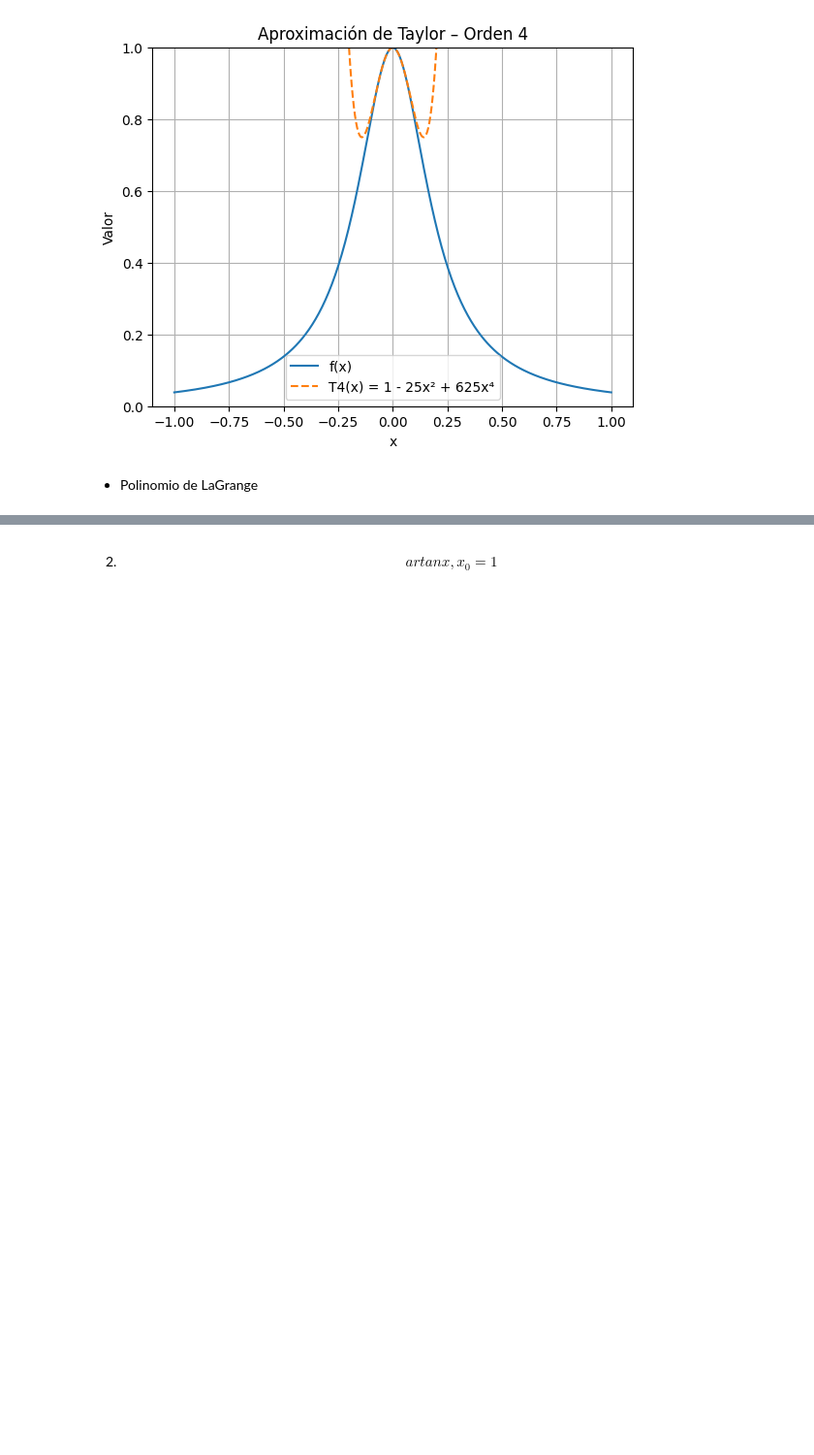
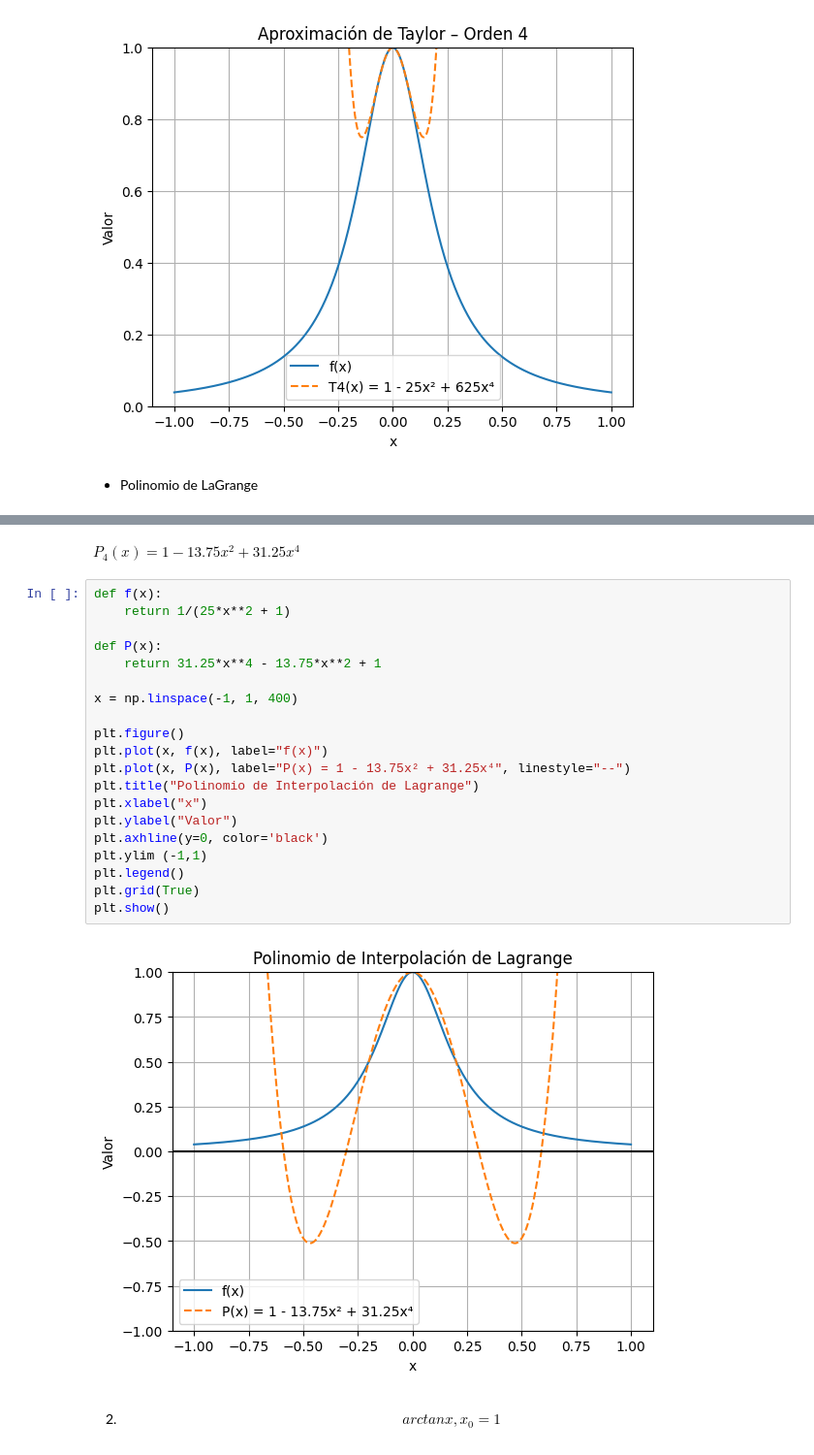
Before and after one commit to Dalzsfn/TareasMetodosNumericos, a Jupyter notebook: Tarea06/Tarea06.ipynb, the cells around one changed output, grey strips where cells are left out. Shown: that part at 97% size. Cells and saved outputs as stored; diff of their text form; blank space fills up the shorter version.

```diff
--- a/Tarea06/Tarea06.ipynb
+++ b/Tarea06/Tarea06.ipynb
@@ -96,2 +151,26 @@ La mejor aproximación es de orden 4
+# %% [markdown]
+$P_4(x) = 1 - 13.75x^2 + 31.25x^4$
+# %%
+def f(x):
+    return 1/(25*x**2 + 1)
+
+def P(x):
+    return 31.25*x**4 - 13.75*x**2 + 1
+
+x = np.linspace(-1, 1, 400)
+
+plt.figure()
+plt.plot(x, f(x), label="f(x)")
+plt.plot(x, P(x), label="P(x) = 1 - 13.75x² + 31.25x⁴", linestyle="--")
+plt.title("Polinomio de Interpolación de Lagrange")
+plt.xlabel("x")
+plt.ylabel("Valor")
+plt.axhline(y=0, color='black')
+plt.ylim (-1,1)
+plt.legend()
+plt.grid(True)
+plt.show()
+# %% [output]
+[figure, added]
 # %% [markdown]
-2. $$artanx, x_0 = 1$$
+2. $$arctanx, x_0 = 1$$
```
Also changed, not shown: parts of 8 cells of this notebook.
